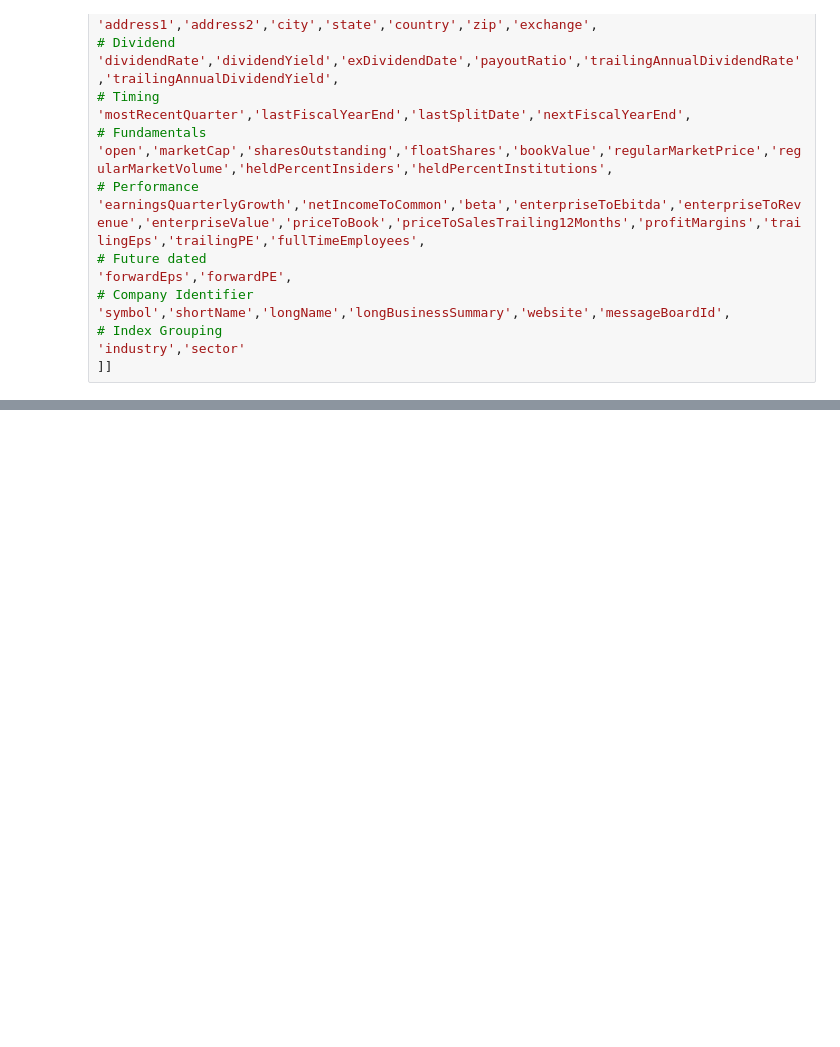
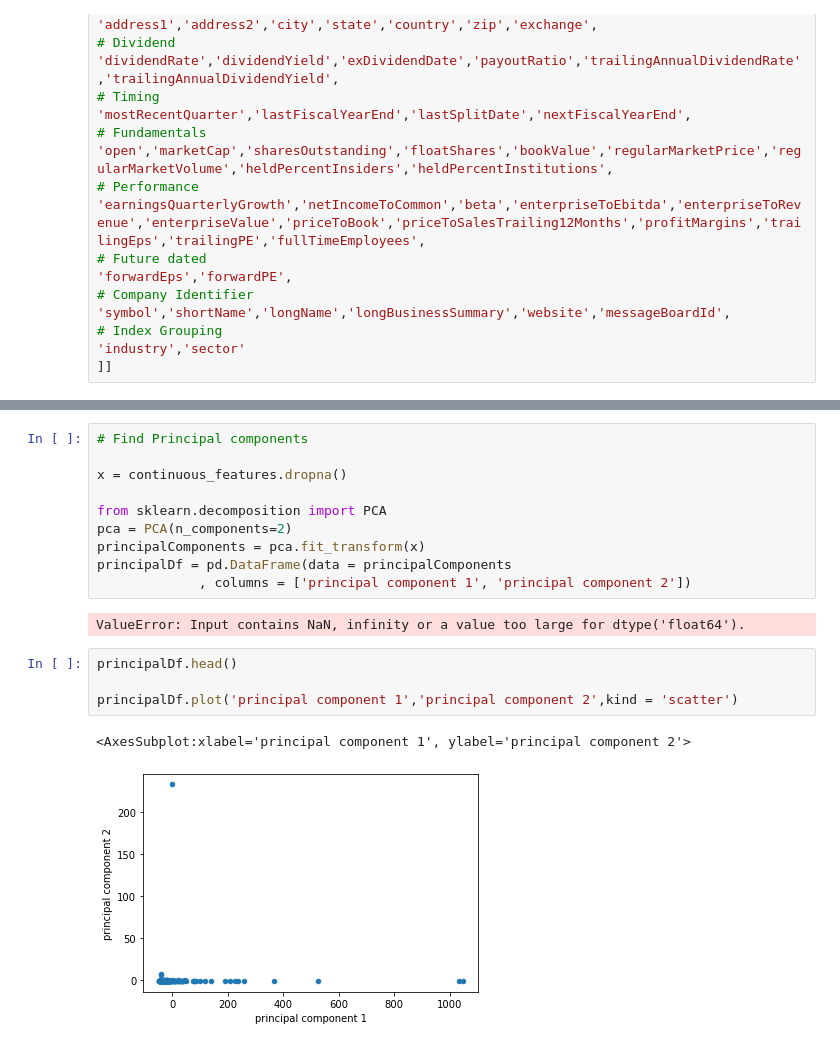
Before and after one commit to structuredcreations/Investment_Selector, a Jupyter notebook: 2_2 Feature - 0 From yFinance.ipynb, the cells around one changed output, grey strips where cells are left out. Cells and saved outputs as stored; diff of their text form; blank space fills up the shorter version.

```diff
--- a/2_2 Feature - 0 From yFinance.ipynb
+++ b/2_2 Feature - 0 From yFinance.ipynb
@@ -31,0 +164,19 @@ DF_YFIN_INFO_SUBSET.to_excel('/Users/JZ/Downloads/ALL_INFO_SUBSET.xlsx')
+# %%
+# Find Principal components
+
+x = continuous_features.dropna()
+
+from sklearn.decomposition import PCA
+pca = PCA(n_components=2)
+principalComponents = pca.fit_transform(x)
+principalDf = pd.DataFrame(data = principalComponents
+             , columns = ['principal component 1', 'principal component 2'])
+# %% [output]
+ValueError: Input contains NaN, infinity or a value too large for dtype('float64').
+# %%
+principalDf.head()
+
+principalDf.plot('principal component 1','principal component 2',kind = 'scatter')
+# %% [output]
+<AxesSubplot:xlabel='principal component 1', ylabel='principal component 2'>
+[figure, added]
```
Also changed, not shown: parts of 12 cells of this notebook, 3 other files.
